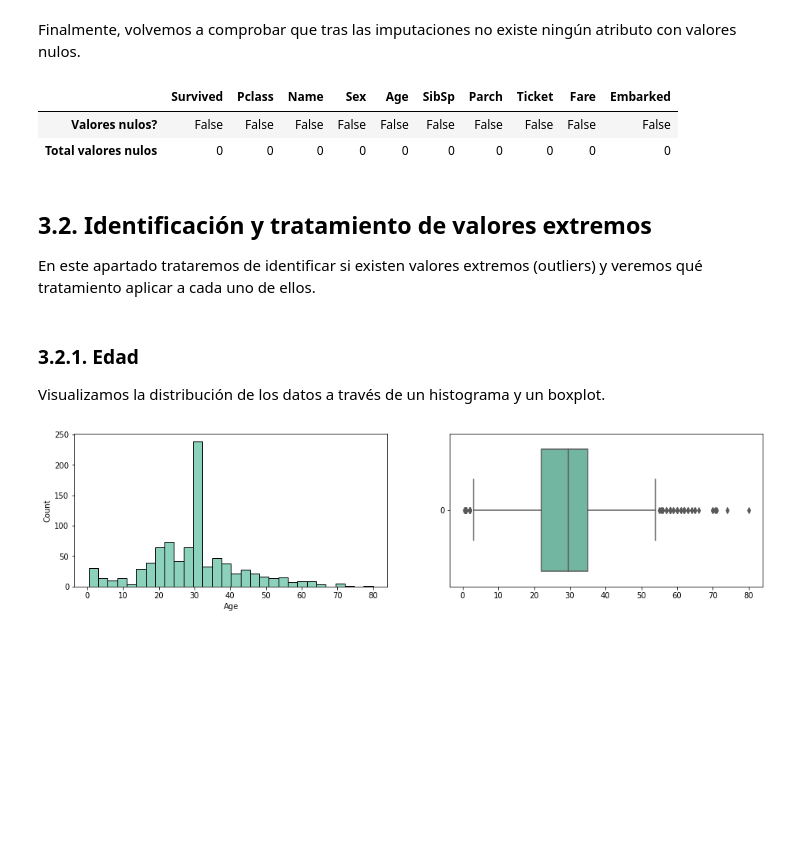
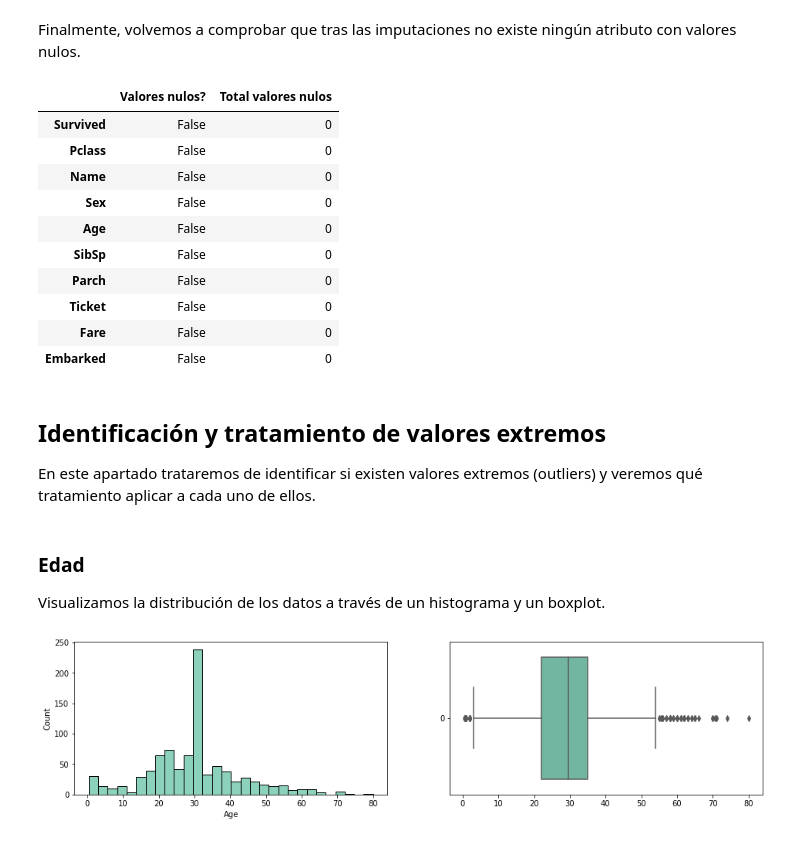
Before and after one commit to ntaxus/LIMPIEZA-DE-DATOS, a Jupyter notebook: PRA2_Limpieza_y_validación_de_los_datos.ipynb, the cells around one changed output. Cells and saved outputs as stored; diff of their text form; code cells hidden in the pictures; blank space fills up the shorter version.

```diff
--- a/PRA2_Limpieza_y_validación_de_los_datos.ipynb
+++ b/PRA2_Limpieza_y_validación_de_los_datos.ipynb
@@ -144,19 +162,27 @@ Finalmente, volvemos a comprobar que tras las imputaciones no existe ningún atr
 # %%
 # vuelvo a comprobar los valores faltantes
 MissD=pd.DataFrame(data.isna().any())
 MissD.columns=['Valores nulos?']
 MissD['Total valores nulos']=data.isna().sum()
-MissD.T
+MissD
 # %% [output]
-|  | Survived | Pclass | Name | Sex | Age | SibSp | Parch | Ticket | Fare | Embarked |
-| Valores nulos? | False | False | False | False | False | False | False | False | False | False |
-| Total valores nulos | 0 | 0 | 0 | 0 | 0 | 0 | 0 | 0 | 0 | 0 |
+|  | Valores nulos? | Total valores nulos |
+| Survived | False | 0 |
+| Pclass | False | 0 |
+| Name | False | 0 |
+| Sex | False | 0 |
+| Age | False | 0 |
+| SibSp | False | 0 |
+| Parch | False | 0 |
+| Ticket | False | 0 |
+| Fare | False | 0 |
+| Embarked | False | 0 |
 # %% [markdown]
-## 3.2. Identificación y tratamiento de valores extremos
+## Identificación y tratamiento de valores extremos
 
 En este apartado trataremos de identificar si existen valores extremos (outliers) y veremos qué tratamiento aplicar a cada uno de ellos.
 # %% [markdown]
-### 3.2.1. Edad
+### Edad
 
 Visualizamos la distribución de los datos a través de un histograma y un boxplot.
 # %%
```
Also changed, not shown: parts of 41 cells of this notebook, 1 other file.
